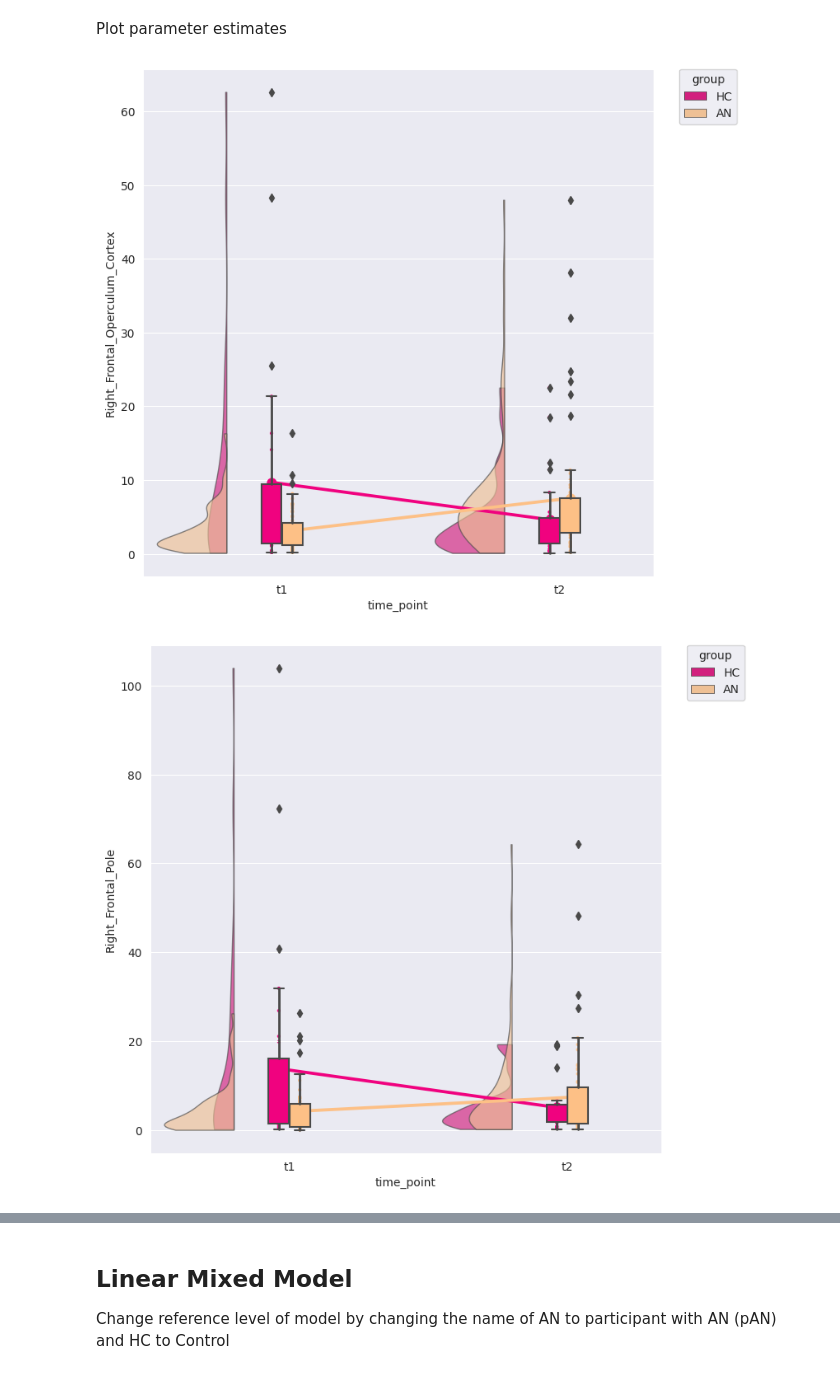
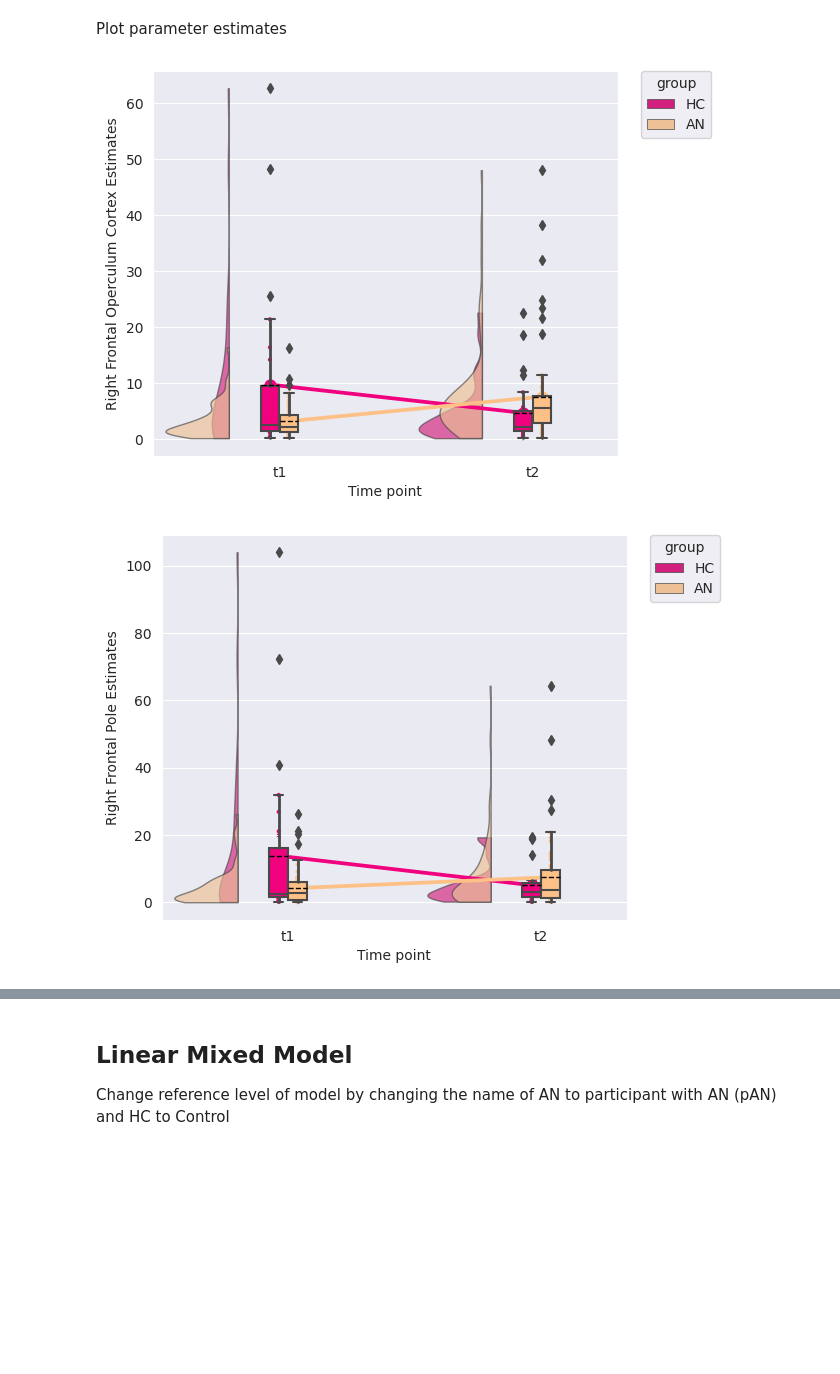
Before and after one commit to WMDA/socio-emotion-cognition, a Jupyter notebook: task_fmri/results/2ndlevel/cluster_analysis.ipynb, the cells around one changed output, grey strips where cells are left out. Drawn from its saved outputs; the diff is of its cells as text; code cells hidden in the pictures; blank space fills up the shorter version.

```diff
--- a/task_fmri/results/2ndlevel/cluster_analysis.ipynb
+++ b/task_fmri/results/2ndlevel/cluster_analysis.ipynb
@@ -108,23 +108,30 @@ Plot parameter estimates
 # %%
 for task in parameter_estimates.keys():
     df = parameter_estimates[task].drop(['sub', 'time_point', 'id', 'group', ],axis=1)
     for cluster in df.columns:
-        fig,ax = plt.subplots(1,1, figsize=(8, 8))
+        fig,ax = plt.subplots(1,1, figsize=(6, 5))
         pt.RainCloud(
             x="time_point",
             y=cluster,
             hue="group",
             data=parameter_estimates[task],
             palette='Accent_r',
             alpha=.65,
             dodge=True,
             scale="area",
             ax=ax,
             width_viol=.5,
             jitter=0,
             pointplot = True,
-            bw=.3
+            bw=.3,
+            box_meanprops={"zorder" : 11, "color":"black"},
+            box_meanline=True,
+            box_showmeans=True,
+            box_medianprops={"zorder": 11},
              )
+        ax.set_ylabel(f'{" ".join(cluster.split("_"))} Estimates')
+        ax.set_xlabel('Time point')
+        plt.show()
 # %% [output]
-[figure, old version]
+[figure, new version]
-[figure, old version]
+[figure, new version]
```
Also changed, not shown: parts of 1 cell of this notebook, 3 other files.
